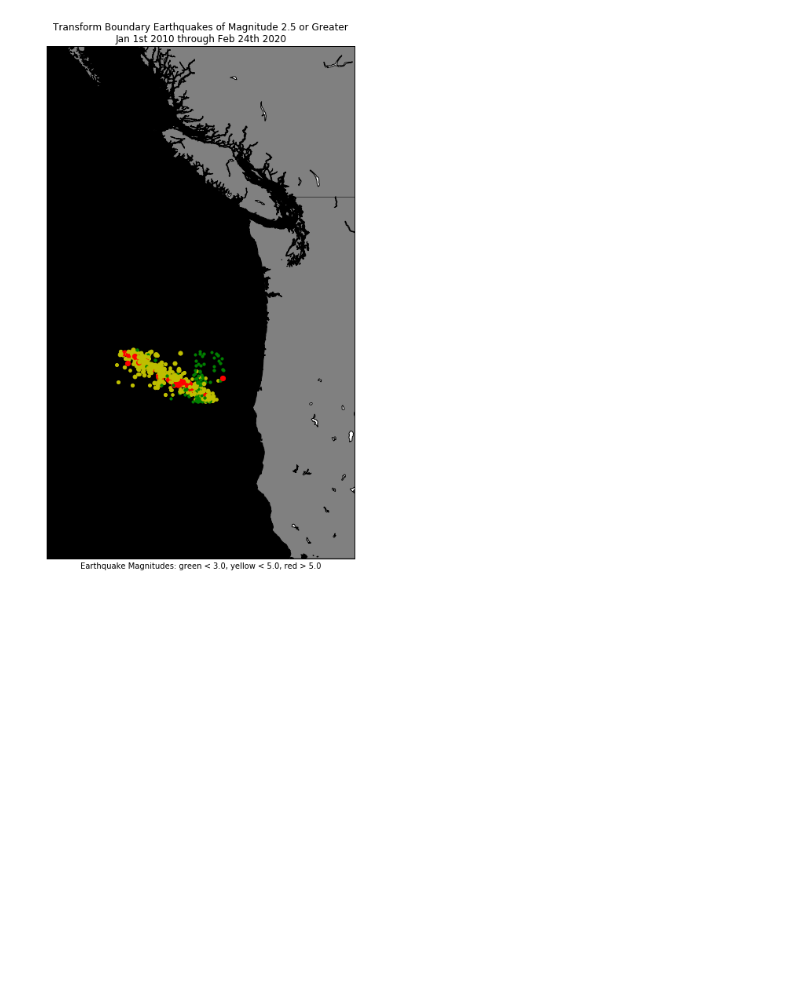
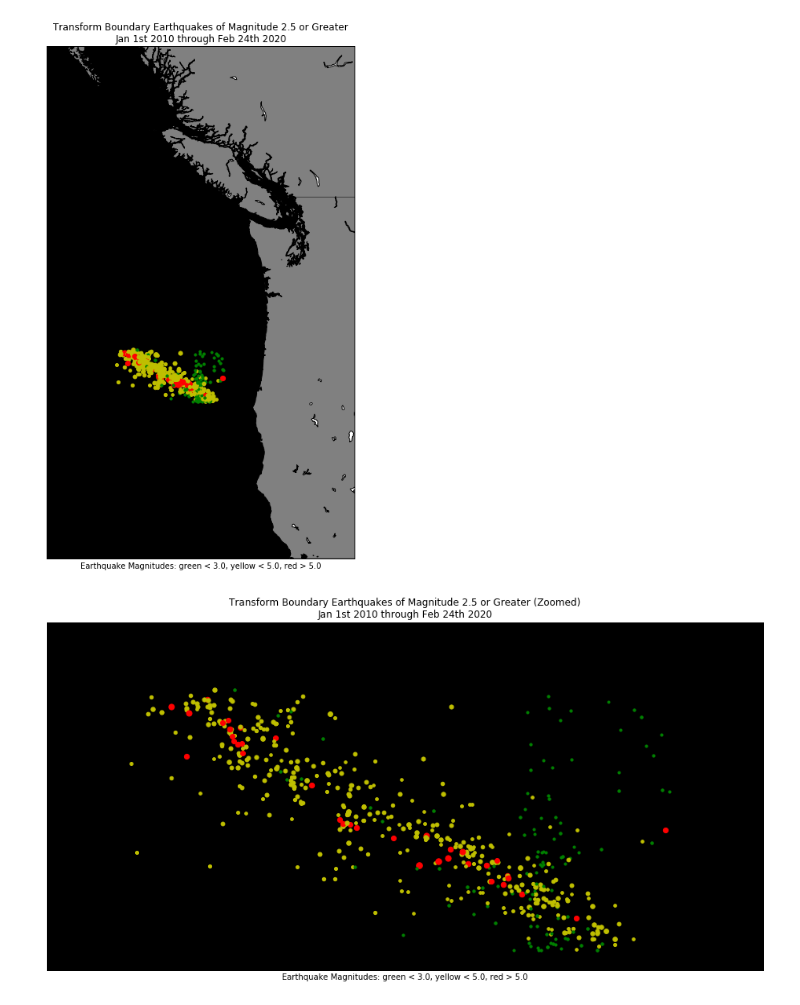
Before and after one commit to jakep3/project3_earthquakes, a Jupyter notebook: Project_3_Earthquakes.ipynb, the cells around one changed output. Saved outputs shown, nothing was run; the diff lists cells and outputs as text; code cells hidden in the pictures; blank space fills up the shorter version.

```diff
--- a/Project_3_Earthquakes.ipynb
+++ b/Project_3_Earthquakes.ipynb
@@ -627,3 +710,86 @@ plt.xlabel("Earthquake Magnitudes: green < 3.0, yellow < 5.0, red > 5.0")
 plt.show()
 # %% [output]
 [figure]
+# %%
+#THIS ONE IS ZOOMED IN ***********
+
+#print('lat_array', lat_array[0:5])
+#print('long_array', long_array[0:5])
+
+import csv
+
+# Open the earthquake data file.
+#filename = 'datasets/earthquake_data.csv'
+
+# Create empty lists for the data we are interested in.
+lats, lons = lat_array, long_array
+magnitudes = mag_array
+timestrings = time_array
+
+# Read through the entire file, skip the first line,
+#  and pull out just the lats and lons.
+##with open(filename) as f:
+    # Create a csv reader object.
+   # reader = csv.reader(f)
+
+    # Ignore the header row.
+    #next(reader)
+
+    # Store the latitudes and longitudes in the appropriate lists.
+  #  for row in reader:
+       # lats.append(float(row[1]))
+        #lons.append(float(row[2]))
+        #magnitudes.append(float(row[4]))
+       # timestrings.append(row[0])
+
+# --- Build Map ---
+from mpl_toolkits.basemap import Basemap
+import matplotlib.pyplot as plt
+import numpy as np
+
+###COLORS: green < 3.0, yellow < 5.0, red > 5.0####
+def get_marker_color(magnitude):
+    # Returns green for small earthquakes, yellow for moderate
+    #  earthquakes, and red for significant earthquakes.
+    if magnitude < 3.0:
+        return ('go')
+    elif magnitude < 5.0:
+        return ('yo')
+    else:
+        return ('ro')
+
+# Make this plot larger.
+plt.figure(figsize=(16,12))
+
+#eq_map = Basemap(projection='robin', resolution = 'l', area_thresh = 1000.0,
+ #             lat_0=0, lon_0=-130)
+
+eq_map = Basemap(projection='merc', lat_0=57, lon_0=-135,
+    resolution = 'h', area_thresh = 0.1,
+    llcrnrlon=-131, llcrnrlat=42.9,
+    urcrnrlon=-125, urcrnrlat=45) #N E S W Parameters  The notation for “lower left corner at 136.25 degrees west and 56 degrees north” is:
+
+
+
+eq_map.drawcoastlines()
+eq_map.drawcountries()
+eq_map.fillcontinents(color = 'gray')
+#eq_map.bluemarble() #bluemarble didnt work for me?
+eq_map.drawmapboundary(fill_color='black')
+eq_map.drawmeridians(np.arange(0, 360, 30))
+eq_map.drawparallels(np.arange(-90, 90, 30))
+
+min_marker_size = 1.2
+for lon, lat, mag in zip(lons, lats, magnitudes):
+    x,y = eq_map(lon, lat)
+    msize = mag * min_marker_size #if i multiply by 1 then it should just make the market size the same size number as the magnitude number..
+    marker_string = get_marker_color(mag)
+    eq_map.plot(x, y, marker_string, markersize=msize)
+
+title_string = "Transform Boundary Earthquakes of Magnitude 2.5 or Greater (Zoomed)\n"
+title_string += "Jan 1st 2010 through Feb 24th 2020"
+plt.title(title_string)
+plt.xlabel("Earthquake Magnitudes: green < 3.0, yellow < 5.0, red > 5.0")
+plt.show()
+# %% [output]
+[figure, added]
```
Also changed, not shown: parts of 4 cells of this notebook.
